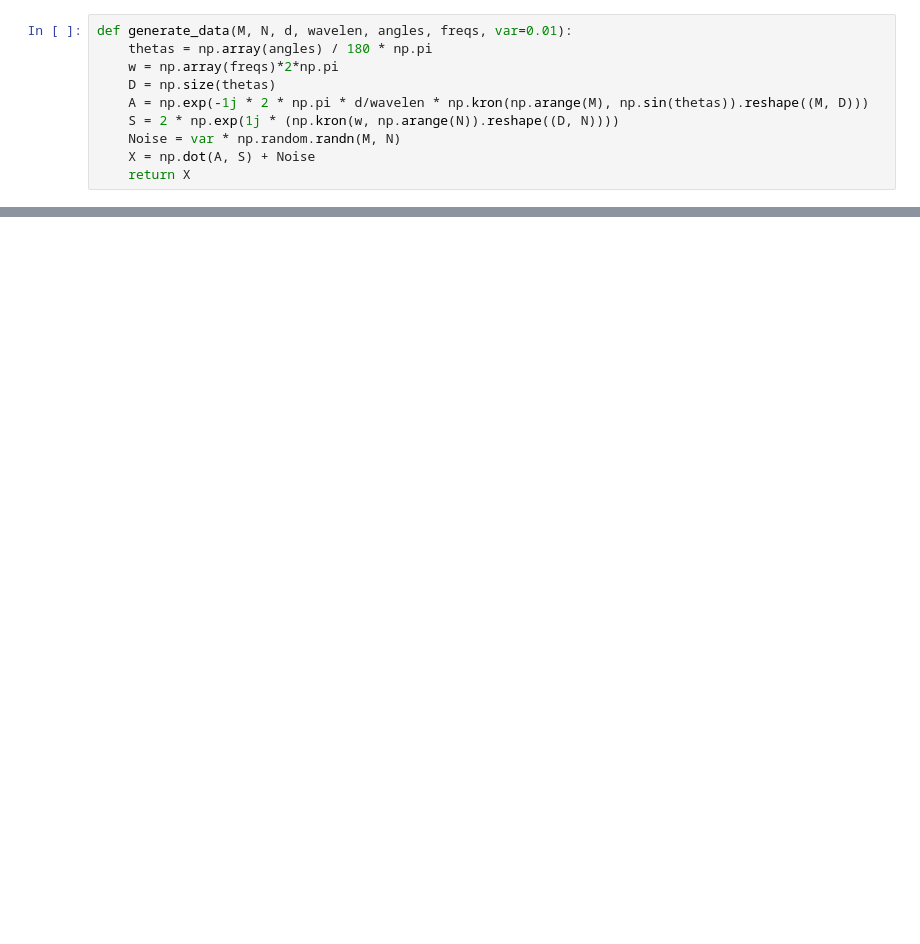
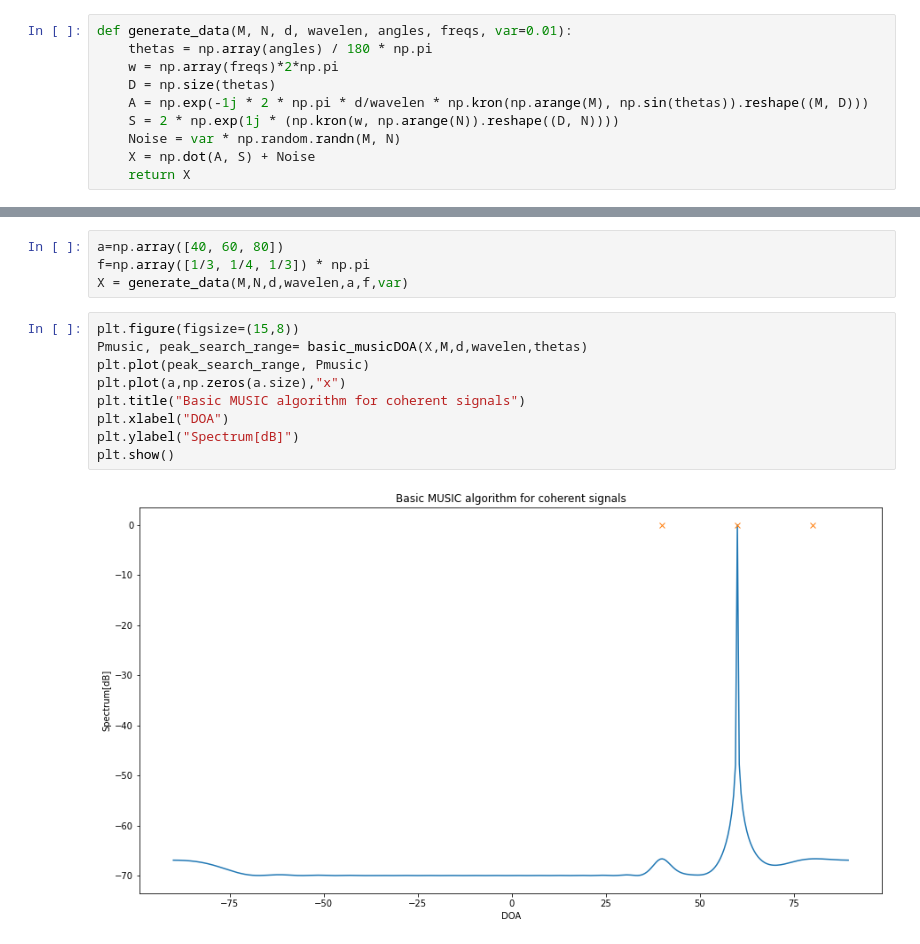
Before and after one commit to rayandaod/MUSIC_for_DOA, a Jupyter notebook: notebooks/Improved_music.ipynb, the cells around one changed output, grey strips where cells are left out. Saved outputs shown, nothing was run; the diff lists cells and outputs as text; blank space fills up the shorter version.

```diff
--- a/notebooks/Improved_music.ipynb
+++ b/notebooks/Improved_music.ipynb
@@ -76,0 +219,15 @@ def musicDOA(X, M, d, wavelen, thetas, L=0, resscale="log", corr="false", ee="fa
+# %%
+a=np.array([40, 60, 80])
+f=np.array([1/3, 1/4, 1/3]) * np.pi
+X = generate_data(M,N,d,wavelen,a,f,var)
+# %%
+plt.figure(figsize=(15,8))
+Pmusic, peak_search_range= basic_musicDOA(X,M,d,wavelen,thetas)
+plt.plot(peak_search_range, Pmusic)
+plt.plot(a,np.zeros(a.size),"x")
+plt.title("Basic MUSIC algorithm for coherent signals")
+plt.xlabel("DOA")
+plt.ylabel("Spectrum[dB]")
+plt.show()
+# %% [output]
+[figure, added]
```
Also changed, not shown: parts of 21 cells of this notebook.
